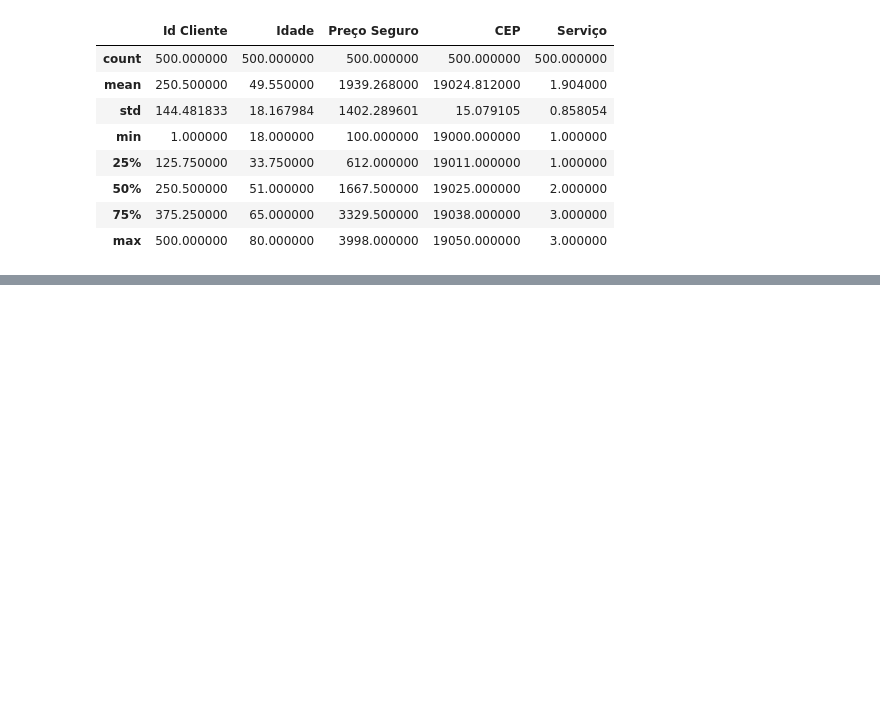
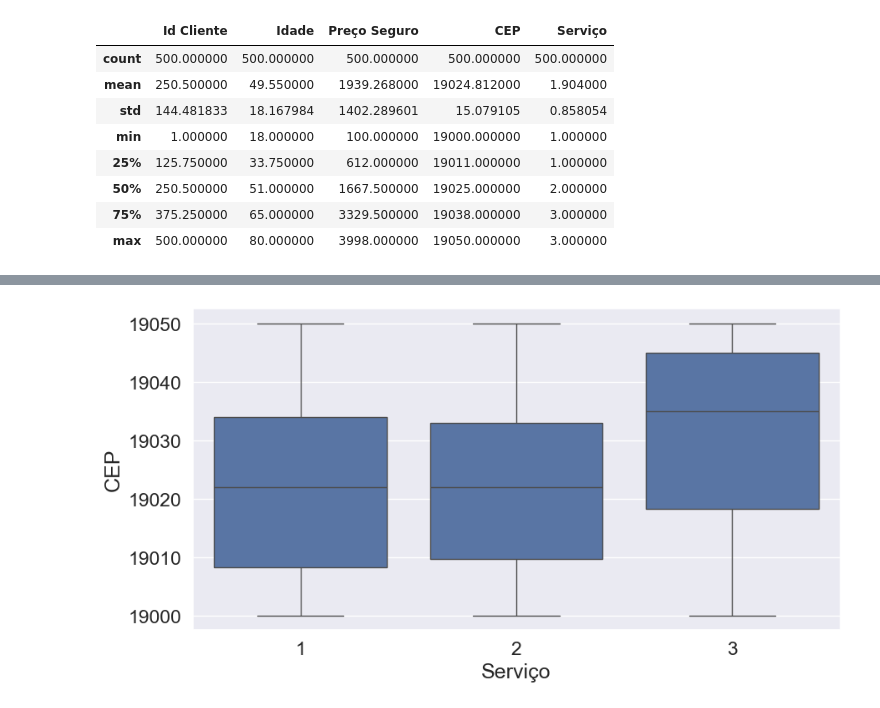
Before and after one commit to Velozo23/ml_random_forest, a Jupyter notebook: ml_rdf_seguradora.ipynb, the cells around one changed output, grey strips where cells are left out. Saved outputs shown, nothing was run; the diff lists cells and outputs as text; code cells hidden in the pictures; blank space fills up the shorter version.

```diff
--- a/ml_rdf_seguradora.ipynb
+++ b/ml_rdf_seguradora.ipynb
@@ -51,0 +68,5 @@ base_seguro.describe()
+# %%
+plt.figure( figsize=(10,5) )
+sns.boxplot(data=base_seguro, x='Serviço' , y='CEP' );
+# %% [output]
+[figure, added]
```
Also changed, not shown: parts of 3 cells of this notebook.
